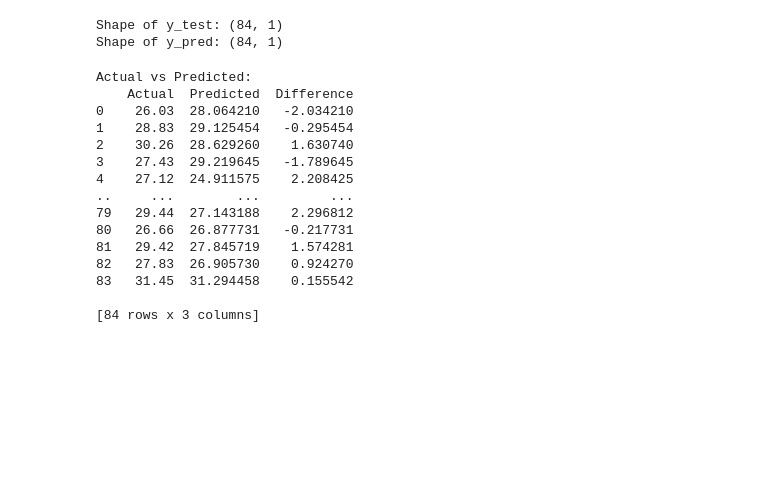
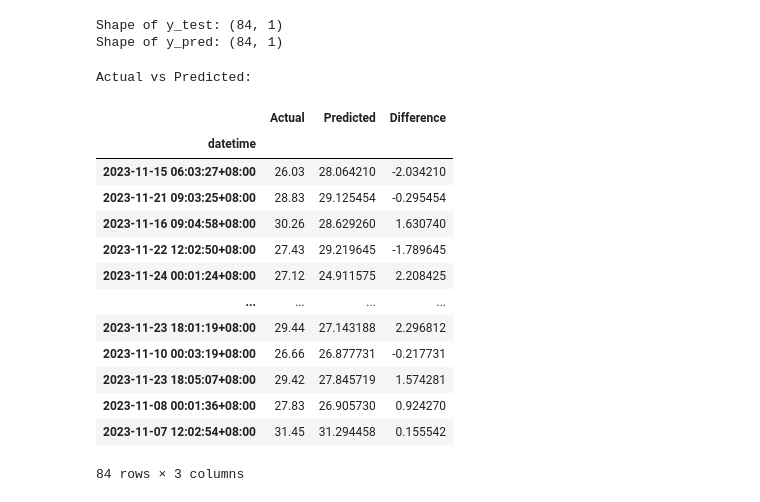
Before and after one commit to Matthew-Gallardo/Temperature-Forecast-Prediction-in-CAMANAVA-using-Regression, a Jupyter notebook: train_test.regression.ipynb, the cells around one changed output. Drawn from its saved outputs; the diff is of its cells as text; code cells hidden in the pictures; blank space fills up the shorter version.

Commit message:
initial model result

```diff
--- a/train_test.regression.ipynb
+++ b/train_test.regression.ipynb
@@ -86,23 +84,24 @@ print("Shape of y_pred:", y_pred.shape)
 Shape of y_test: (84, 1)
 Shape of y_pred: (84, 1)
 # %%
-# Create a DataFrame to store actual and predicted values along with their differences
+#  Actual and Predicted values along with their differences
 results = pd.DataFrame({'Actual': y_test.values.flatten(), 'Predicted': y_pred.flatten(), 'Difference': (y_test.values - y_pred).flatten()})
 print("Actual vs Predicted:")
-print(results)
+results.index = X_test.index
+results
 # %% [output]
 Actual vs Predicted:
-    Actual  Predicted  Difference
-0    26.03  28.064210   -2.034210
-1    28.83  29.125454   -0.295454
-2    30.26  28.629260    1.630740
-3    27.43  29.219645   -1.789645
-4    27.12  24.911575    2.208425
-..     ...        ...         ...
-79   29.44  27.143188    2.296812
-80   26.66  26.877731   -0.217731
-81   29.42  27.845719    1.574281
-82   27.83  26.905730    0.924270
-83   31.45  31.294458    0.155542
-
-[84 rows x 3 columns]
+|  | Actual | Predicted | Difference |
+| datetime |  |  |  |
+| 2023-11-15 06:03:27+08:00 | 26.03 | 28.064210 | -2.034210 |
+| 2023-11-21 09:03:25+08:00 | 28.83 | 29.125454 | -0.295454 |
+| 2023-11-16 09:04:58+08:00 | 30.26 | 28.629260 | 1.630740 |
+| 2023-11-22 12:02:50+08:00 | 27.43 | 29.219645 | -1.789645 |
+| 2023-11-24 00:01:24+08:00 | 27.12 | 24.911575 | 2.208425 |
+| ... | ... | ... | ... |
+| 2023-11-23 18:01:19+08:00 | 29.44 | 27.143188 | 2.296812 |
+| 2023-11-10 00:03:19+08:00 | 26.66 | 26.877731 | -0.217731 |
+| 2023-11-23 18:05:07+08:00 | 29.42 | 27.845719 | 1.574281 |
+| 2023-11-08 00:01:36+08:00 | 27.83 | 26.905730 | 0.924270 |
+| 2023-11-07 12:02:54+08:00 | 31.45 | 31.294458 | 0.155542 |
+84 rows × 3 columns
```
Also changed, not shown: parts of 1 cell of this notebook.
